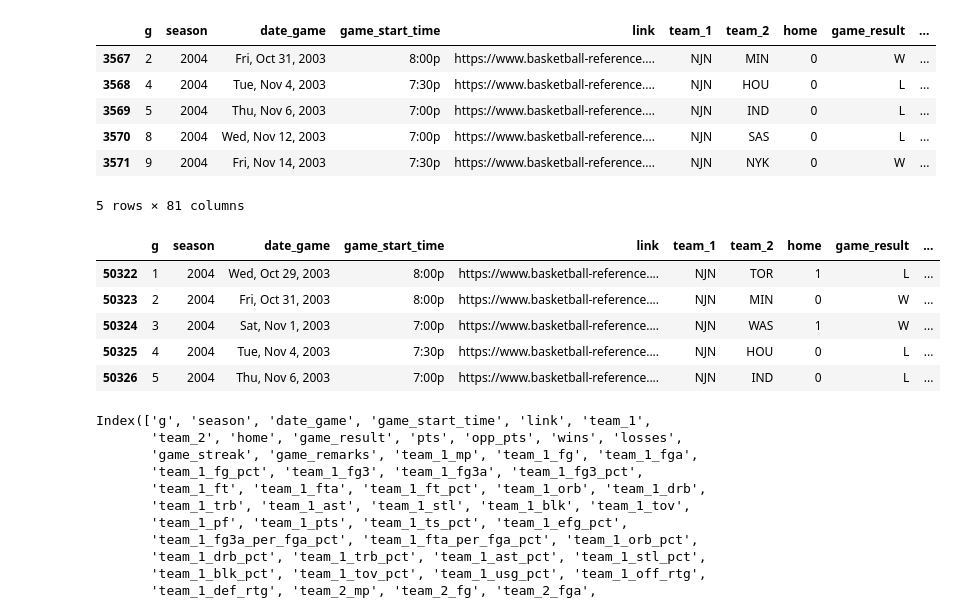
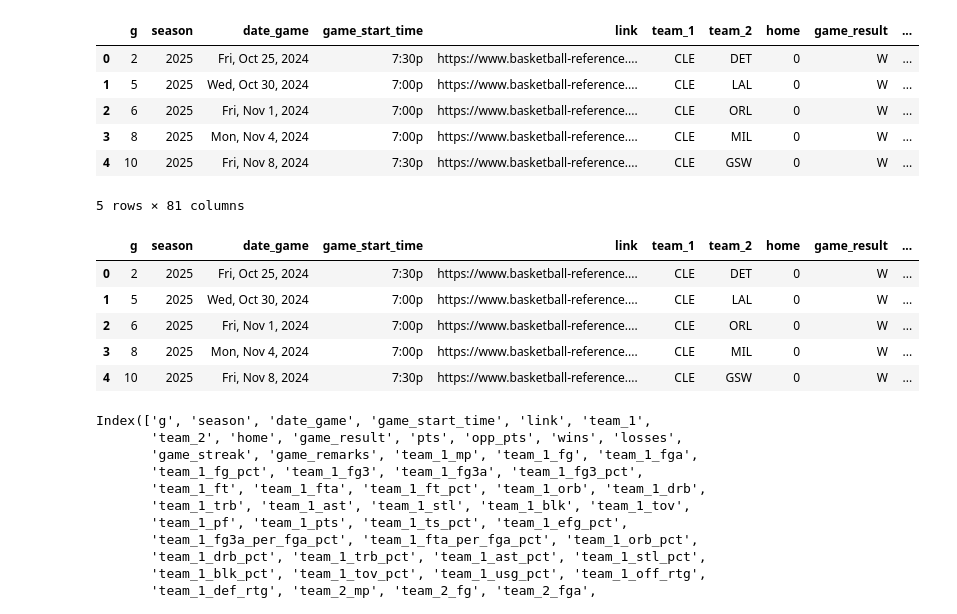
Before and after one commit to thiagogadelhaa/ama_2025, a Jupyter notebook: 2 - Pre-processamento.ipynb, the cells around one changed output. Saved outputs shown, nothing was run; the diff lists cells and outputs as text; code cells hidden in the pictures.

```diff
--- a/2 - Pre-processamento.ipynb
+++ b/2 - Pre-processamento.ipynb
@@ -2,7 +2,7 @@
 import pickle
 import pandas as pd
 # %%
-with open('./dados.pkl', 'rb') as f:
+with open('./dados_2025.pkl', 'rb') as f:
     dados = pickle.load(f)
 
 df_scrapping = pd.DataFrame(dados)
@@ -10,24 +10,24 @@ df_scrapping = df_scrapping[df_scrapping['season']>2003]
 df_scrapping.head()
 # %% [output]
 |  | g | season | date_game | game_start_time | link | team_1 | team_2 | home | game_result | ... |
-| 3567 | 2 | 2004 | Fri, Oct 31, 2003 | 8:00p | https://www.basketball-reference.... | NJN | MIN | 0 | W | ... |
-| 3568 | 4 | 2004 | Tue, Nov 4, 2003 | 7:30p | https://www.basketball-reference.... | NJN | HOU | 0 | L | ... |
-| 3569 | 5 | 2004 | Thu, Nov 6, 2003 | 7:00p | https://www.basketball-reference.... | NJN | IND | 0 | L | ... |
-| 3570 | 8 | 2004 | Wed, Nov 12, 2003 | 7:00p | https://www.basketball-reference.... | NJN | SAS | 0 | L | ... |
-| 3571 | 9 | 2004 | Fri, Nov 14, 2003 | 7:30p | https://www.basketball-reference.... | NJN | NYK | 0 | W | ... |
+| 0 | 2 | 2025 | Fri, Oct 25, 2024 | 7:30p | https://www.basketball-reference.... | CLE | DET | 0 | W | ... |
+| 1 | 5 | 2025 | Wed, Oct 30, 2024 | 7:00p | https://www.basketball-reference.... | CLE | LAL | 0 | W | ... |
+| 2 | 6 | 2025 | Fri, Nov 1, 2024 | 7:00p | https://www.basketball-reference.... | CLE | ORL | 0 | W | ... |
+| 3 | 8 | 2025 | Mon, Nov 4, 2024 | 7:00p | https://www.basketball-reference.... | CLE | MIL | 0 | W | ... |
+| 4 | 10 | 2025 | Fri, Nov 8, 2024 | 7:30p | https://www.basketball-reference.... | CLE | GSW | 0 | W | ... |
 5 rows × 81 columns
 # %%
-df_completo = pd.read_csv('./dados_jogos_pt_1.csv')
+df_completo = pd.read_csv('./dados_jogos_pt2_2025.csv')
 df_completo = df_completo[df_completo['season']>2003]
 
 df_completo.head()
 # %% [output]
 |  | g | season | date_game | game_start_time | link | team_1 | team_2 | home | game_result | ... |
-| 50322 | 1 | 2004 | Wed, Oct 29, 2003 | 8:00p | https://www.basketball-reference.... | NJN | TOR | 1 | L | ... |
-| 50323 | 2 | 2004 | Fri, Oct 31, 2003 | 8:00p | https://www.basketball-reference.... | NJN | MIN | 0 | W | ... |
-| 50324 | 3 | 2004 | Sat, Nov 1, 2003 | 7:00p | https://www.basketball-reference.... | NJN | WAS | 1 | W | ... |
-| 50325 | 4 | 2004 | Tue, Nov 4, 2003 | 7:30p | https://www.basketball-reference.... | NJN | HOU | 0 | L | ... |
-| 50326 | 5 | 2004 | Thu, Nov 6, 2003 | 7:00p | https://www.basketball-reference.... | NJN | IND | 0 | L | ... |
+| 0 | 2 | 2025 | Fri, Oct 25, 2024 | 7:30p | https://www.basketball-reference.... | CLE | DET | 0 | W | ... |
+| 1 | 5 | 2025 | Wed, Oct 30, 2024 | 7:00p | https://www.basketball-reference.... | CLE | LAL | 0 | W | ... |
+| 2 | 6 | 2025 | Fri, Nov 1, 2024 | 7:00p | https://www.basketball-reference.... | CLE | ORL | 0 | W | ... |
+| 3 | 8 | 2025 | Mon, Nov 4, 2024 | 7:00p | https://www.basketball-reference.... | CLE | MIL | 0 | W | ... |
+| 4 | 10 | 2025 | Fri, Nov 8, 2024 | 7:30p | https://www.basketball-reference.... | CLE | GSW | 0 | W | ... |
 # %%
 df_scrapping.columns
 # %% [output]
```
Also changed, not shown: parts of 4 cells of this notebook, 4 other files.
